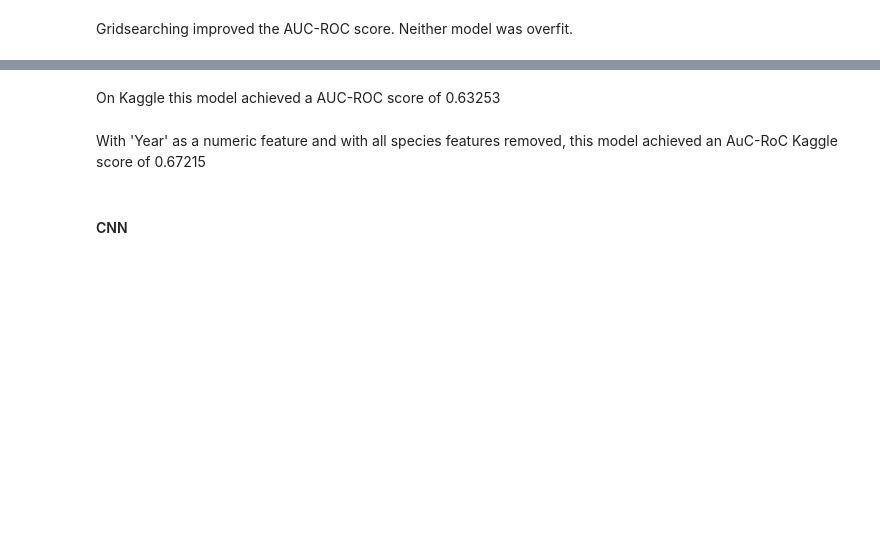
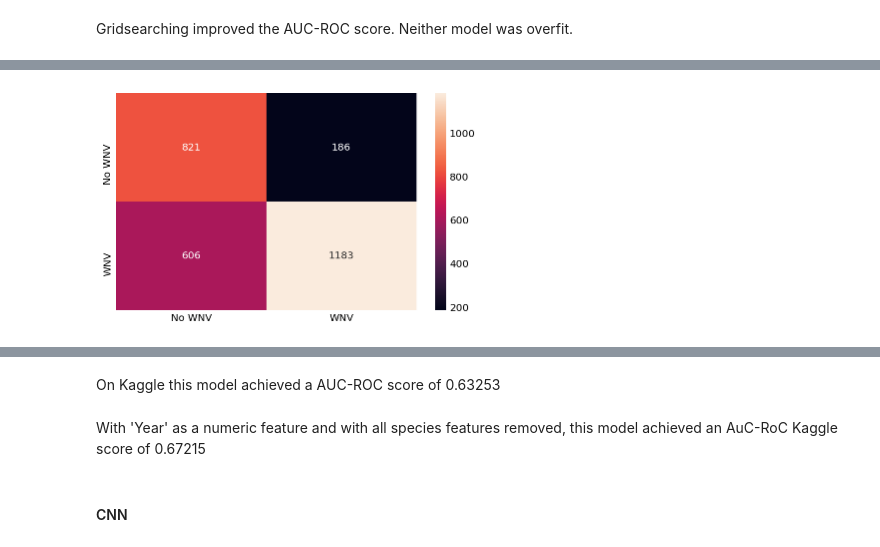
Before and after one commit to jphampton/west-nile, a Jupyter notebook: Models.ipynb, the cells around one changed output, grey strips where cells are left out. Saved outputs shown, nothing was run; the diff lists cells and outputs as text; code cells hidden in the pictures; blank space fills up the shorter version.

Commit message:
heatmap

```diff
--- a/Models.ipynb
+++ b/Models.ipynb
@@ -138,3 +138,17 @@ coefs.head()
+# %%
+# Create a heatmap confusion matrix - get predictions
+predictions = gs.predict(X_test)
+
+# Create confusion matrix
+classes = ["No WNV", 'WNV']
+cm = metrics.confusion_matrix(y_test, predictions)
+cm = pd.DataFrame(cm, columns=classes)
+cm.index = classes
+
+# Plot matrix on heatmap
+sns.heatmap(cm, annot=True, fmt='g');
+# %% [output]
+[figure, added]
 # %%
 # ROC Plot
 y_probs = gs.predict_proba(X_test)[:, 1]
```
Also changed, not shown: parts of 8 cells of this notebook.
